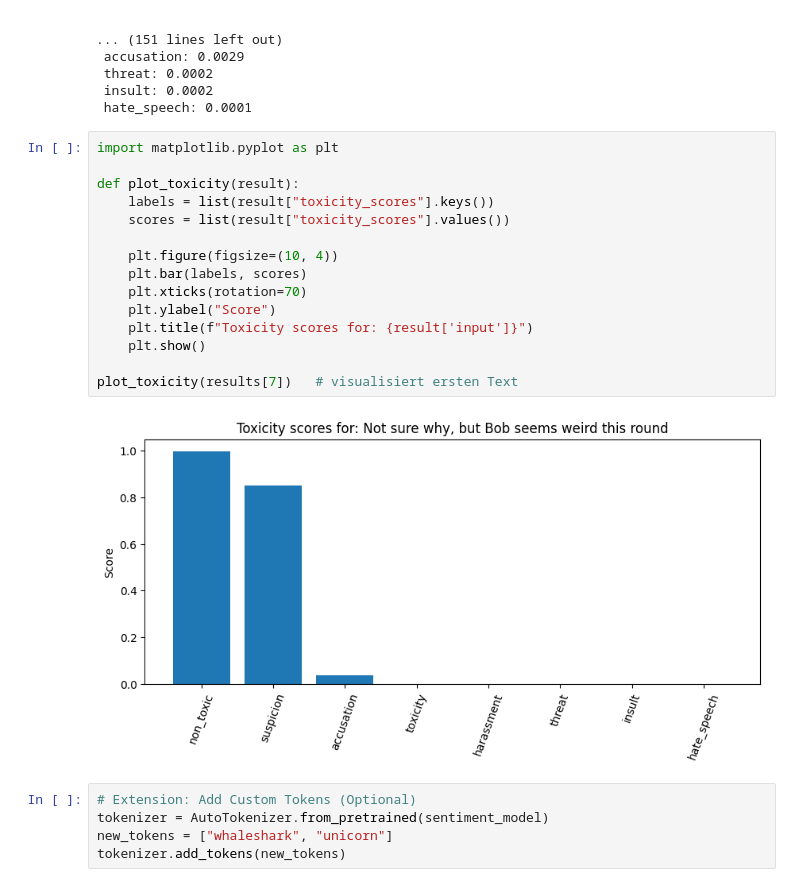
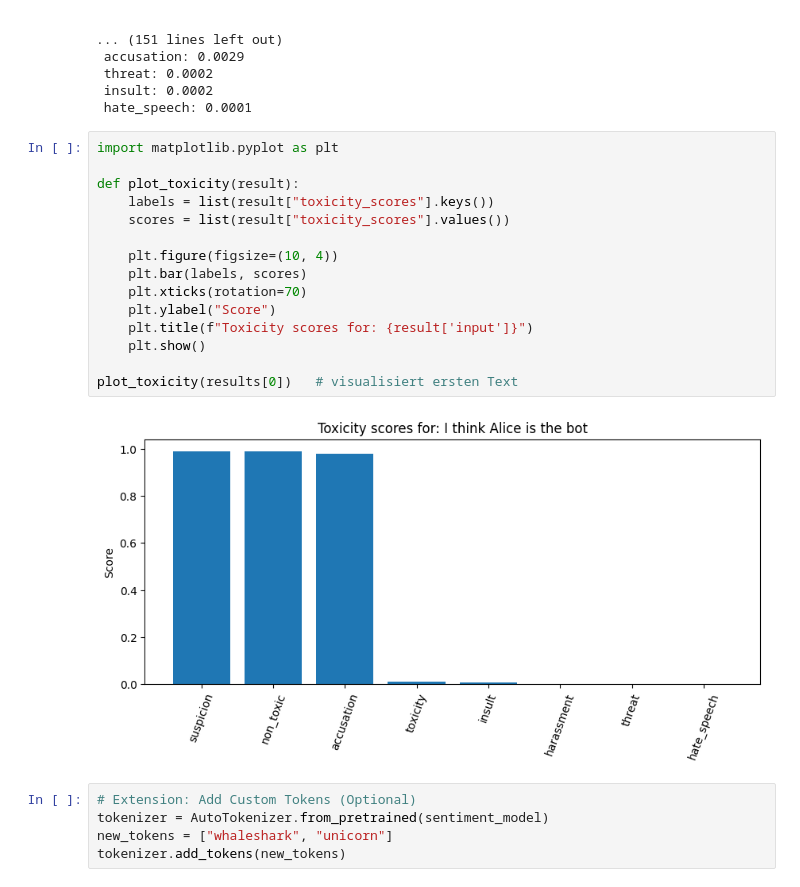
Before and after one commit to Natheer8888/ML_LLM, a Jupyter notebook: toxity_LLM_roberta_deberta.ipynb, the cells around one changed output. Saved outputs shown, nothing was run; the diff lists cells and outputs as text.

```diff
--- a/toxity_LLM_roberta_deberta.ipynb
+++ b/toxity_LLM_roberta_deberta.ipynb
@@ -129,20 +129,20 @@ Toxicity ranking:
 # %%
 import matplotlib.pyplot as plt
 
 def plot_toxicity(result):
     labels = list(result["toxicity_scores"].keys())
     scores = list(result["toxicity_scores"].values())
 
     plt.figure(figsize=(10, 4))
     plt.bar(labels, scores)
     plt.xticks(rotation=70)
     plt.ylabel("Score")
     plt.title(f"Toxicity scores for: {result['input']}")
     plt.show()
 
-plot_toxicity(results[7])   # visualisiert ersten Text
+plot_toxicity(results[0])   # visualisiert ersten Text
 # %% [output]
-[figure, old version]
+[figure, new version]
 # %%
 # Extension: Add Custom Tokens (Optional)
 tokenizer = AutoTokenizer.from_pretrained(sentiment_model)
```
Also changed, not shown: parts of 1 cell of this notebook.
